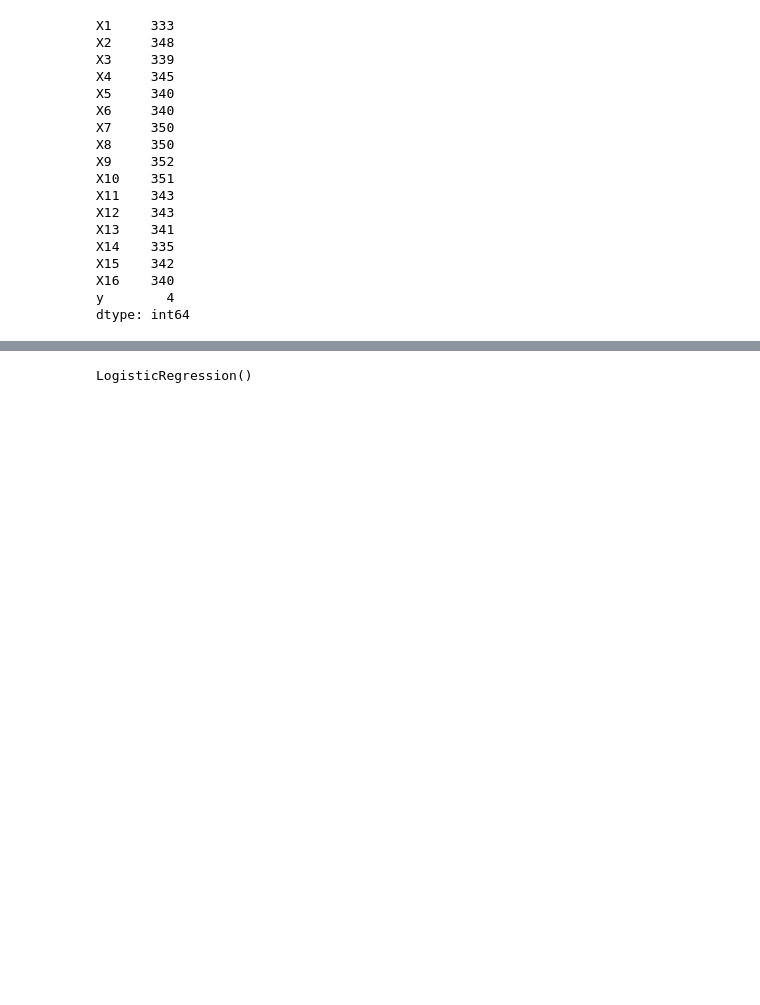
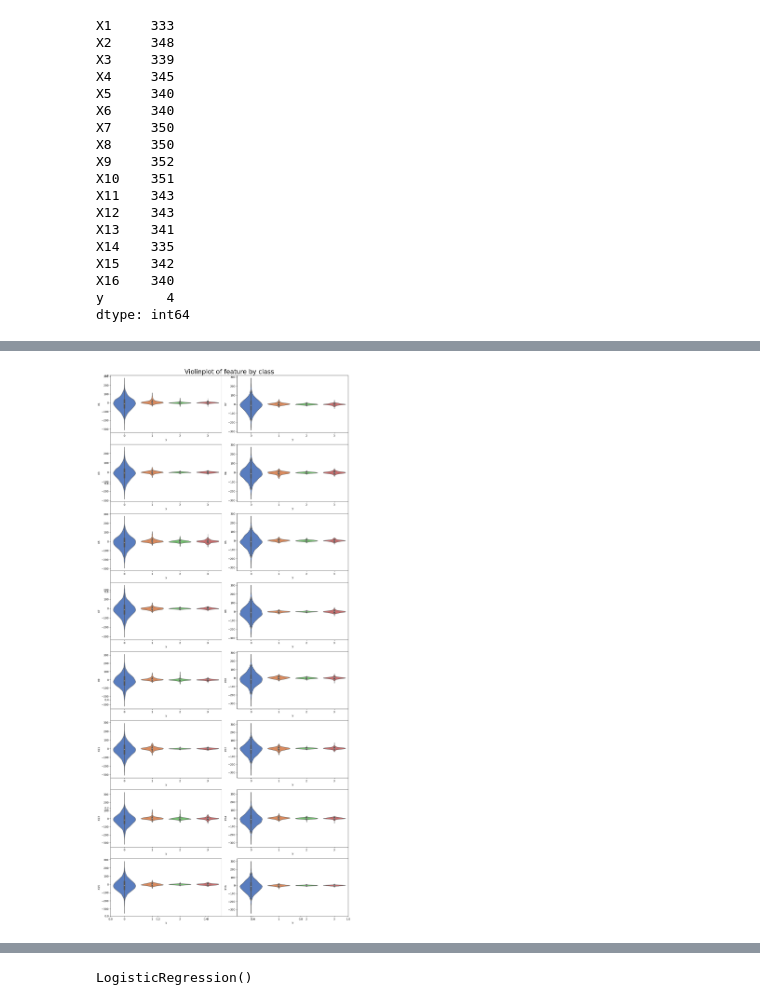
Before and after one commit to vishalprasad1912/Epileptic-Seizure-Identification-Project, a Jupyter notebook: EEG Detection.ipynb, the cells around one changed output, grey strips where cells are left out. Cells and saved outputs as stored; diff of their text form; code cells hidden in the pictures; blank space fills up the shorter version.

```diff
--- a/EEG Detection.ipynb
+++ b/EEG Detection.ipynb
@@ -110,0 +134,14 @@ dtype: int64
+# %%
+columns = dataset.columns.drop('y')
+loc=1
+
+plt.figure(figsize=(14,30))
+plt.title(label='Violinplot of feature by class', fontsize=24)
+for col in columns:
+    plt.subplot(8,2,loc)
+    sns.violinplot(data=dataset, y=col, x='y', palette='muted')
+    loc +=1
+plt.tight_layout()
+plt.show()
+# %% [output]
+[figure, added]
```
Also changed, not shown: parts of 22 cells of this notebook.
